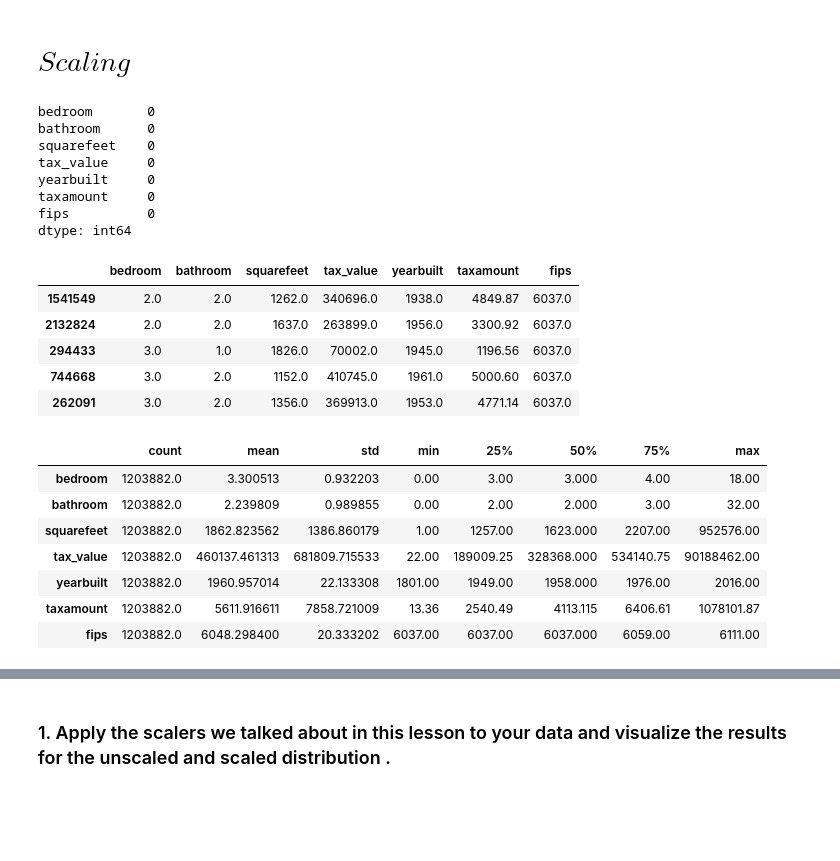
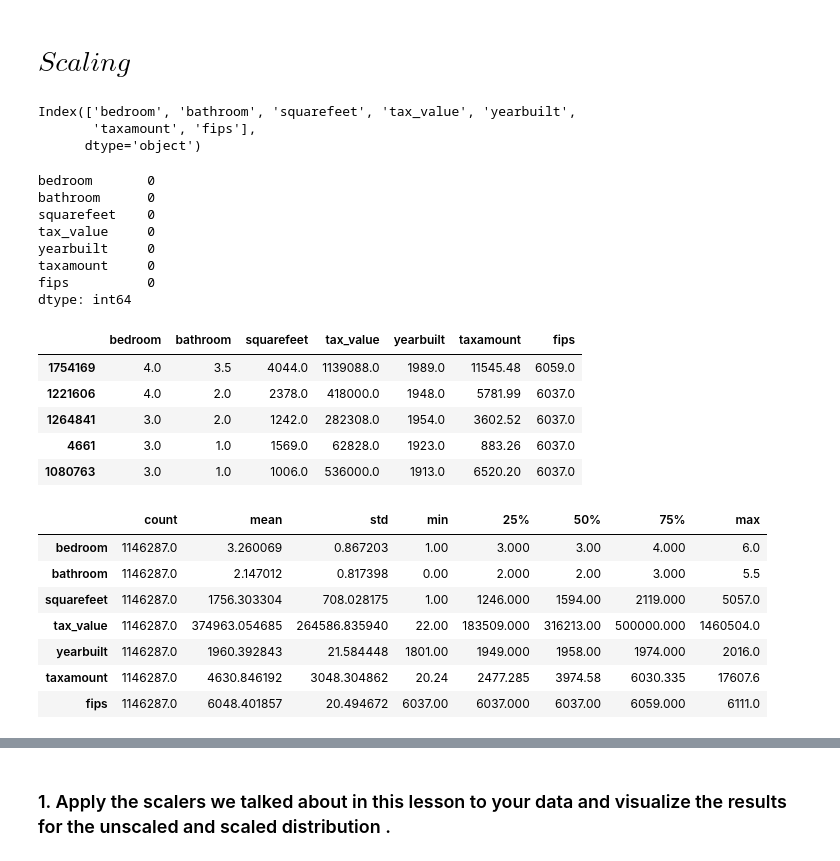
Before and after one commit to Yvette-Ibarra/regression-exercises, a Jupyter notebook: scaling.ipynb, the cells around one changed output, grey strips where cells are left out. Cells and saved outputs as stored; diff of their text form; code cells hidden in the pictures; blank space fills up the shorter version.

```diff
--- a/scaling.ipynb
+++ b/scaling.ipynb
@@ -14,7 +14,14 @@ import matplotlib.pyplot as plt
 import wrangle as w
 # %%
 df = w.wrangle_single_family_residential()
+# %%
+df.columns
+# %% [output]
+Index(['bedroom', 'bathroom', 'squarefeet', 'tax_value', 'yearbuilt',
+       'taxamount', 'fips'],
+      dtype='object')
 # %%
-x_train_and_validate, x_test = train_test_split(df, random_state=123)
-x_train, x_validate = train_test_split(x_train_and_validate)
+df = w.remove_outliers(df,['squarefeet','taxamount','tax_value','bathroom','bedroom'])
+# %%
+train, validate, test = w.split_data(df)
 # %%
@@ -29,22 +36,22 @@ taxamount     0
 fips          0
 dtype: int64
 # %%
-x_train.head()
+train.head()
 # %% [output]
 |  | bedroom | bathroom | squarefeet | tax_value | yearbuilt | taxamount | fips |
-| 1541549 | 2.0 | 2.0 | 1262.0 | 340696.0 | 1938.0 | 4849.87 | 6037.0 |
-| 2132824 | 2.0 | 2.0 | 1637.0 | 263899.0 | 1956.0 | 3300.92 | 6037.0 |
-| 294433 | 3.0 | 1.0 | 1826.0 | 70002.0 | 1945.0 | 1196.56 | 6037.0 |
-| 744668 | 3.0 | 2.0 | 1152.0 | 410745.0 | 1961.0 | 5000.60 | 6037.0 |
-| 262091 | 3.0 | 2.0 | 1356.0 | 369913.0 | 1953.0 | 4771.14 | 6037.0 |
+| 1754169 | 4.0 | 3.5 | 4044.0 | 1139088.0 | 1989.0 | 11545.48 | 6059.0 |
+| 1221606 | 4.0 | 2.0 | 2378.0 | 418000.0 | 1948.0 | 5781.99 | 6037.0 |
+| 1264841 | 3.0 | 2.0 | 1242.0 | 282308.0 | 1954.0 | 3602.52 | 6037.0 |
+| 4661 | 3.0 | 1.0 | 1569.0 | 62828.0 | 1923.0 | 883.26 | 6037.0 |
+| 1080763 | 3.0 | 1.0 | 1006.0 | 536000.0 | 1913.0 | 6520.20 | 6037.0 |
 # %%
-x_train.describe().T
+train.describe().T
 # %% [output]
 |  | count | mean | std | min | 25% | 50% | 75% | max |
-| bedroom | 1203882.0 | 3.300513 | 0.932203 | 0.00 | 3.00 | 3.000 | 4.00 | 18.00 |
-| bathroom | 1203882.0 | 2.239809 | 0.989855 | 0.00 | 2.00 | 2.000 | 3.00 | 32.00 |
-| squarefeet | 1203882.0 | 1862.823562 | 1386.860179 | 1.00 | 1257.00 | 1623.000 | 2207.00 | 952576.00 |
-| tax_value | 1203882.0 | 460137.461313 | 681809.715533 | 22.00 | 189009.25 | 328368.000 | 534140.75 | 90188462.00 |
-| yearbuilt | 1203882.0 | 1960.957014 | 22.133308 | 1801.00 | 1949.00 | 1958.000 | 1976.00 | 2016.00 |
-| taxamount | 1203882.0 | 5611.916611 | 7858.721009 | 13.36 | 2540.49 | 4113.115 | 6406.61 | 1078101.87 |
-| fips | 1203882.0 | 6048.298400 | 20.333202 | 6037.00 | 6037.00 | 6037.000 | 6059.00 | 6111.00 |
+| bedroom | 1146287.0 | 3.260069 | 0.867203 | 1.00 | 3.000 | 3.00 | 4.000 | 6.0 |
+| bathroom | 1146287.0 | 2.147012 | 0.817398 | 0.00 | 2.000 | 2.00 | 3.000 | 5.5 |
+| squarefeet | 1146287.0 | 1756.303304 | 708.028175 | 1.00 | 1246.000 | 1594.00 | 2119.000 | 5057.0 |
+| tax_value | 1146287.0 | 374963.054685 | 264586.835940 | 22.00 | 183509.000 | 316213.00 | 500000.000 | 1460504.0 |
+| yearbuilt | 1146287.0 | 1960.392843 | 21.584448 | 1801.00 | 1949.000 | 1958.00 | 1974.000 | 2016.0 |
+| taxamount | 1146287.0 | 4630.846192 | 3048.304862 | 20.24 | 2477.285 | 3974.58 | 6030.335 | 17607.6 |
+| fips | 1146287.0 | 6048.401857 | 20.494672 | 6037.00 | 6037.000 | 6037.00 | 6059.000 | 6111.0 |
```
Also changed, not shown: parts of 31 cells of this notebook.
